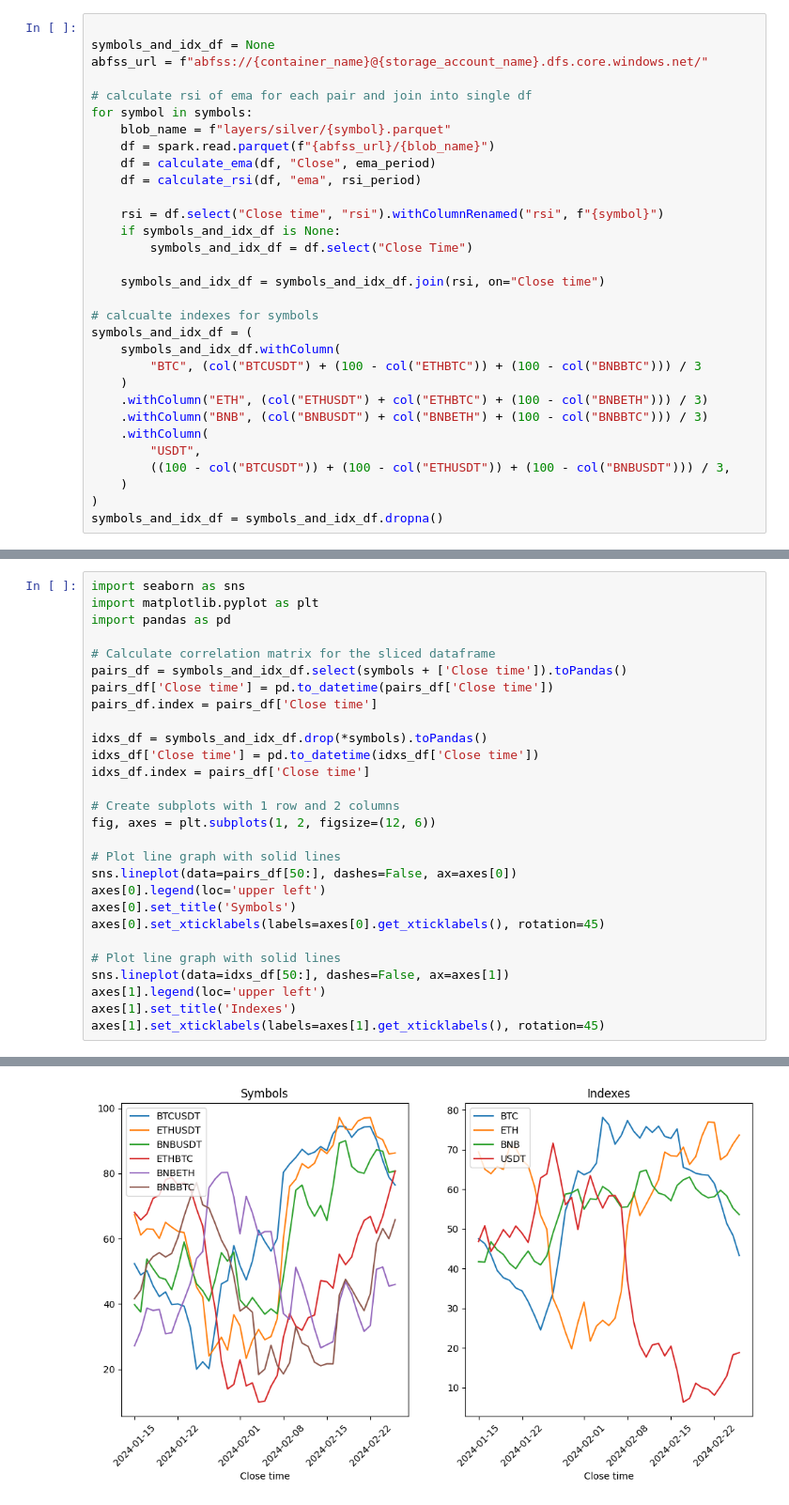
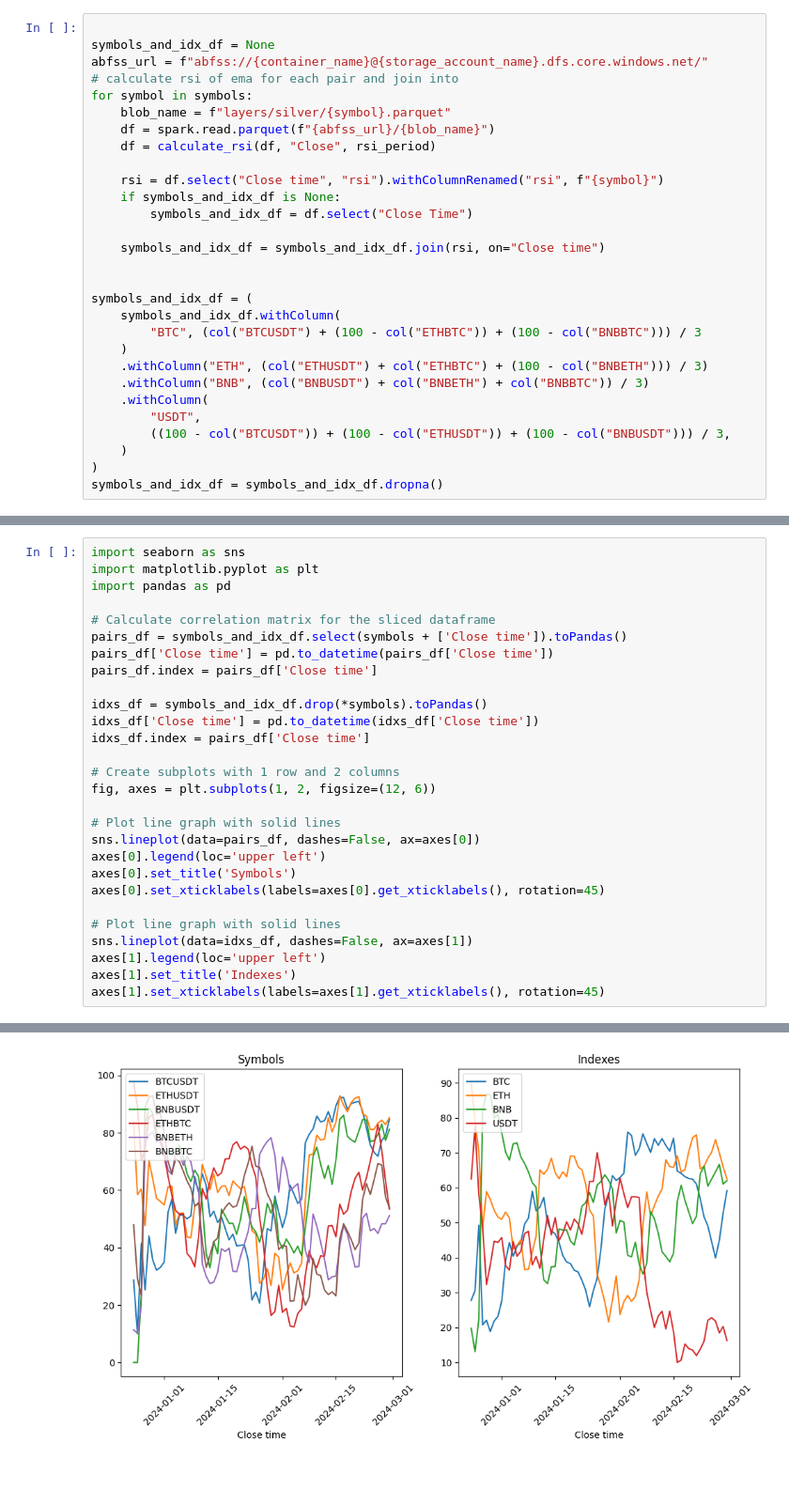
Before and after one commit to srgchrksv/etl-cryptoidxs, a Jupyter notebook: databricks/notebook.ipynb, the cells around one changed output, grey strips where cells are left out. Shown at 94% size. Saved outputs shown, nothing was run; the diff lists cells and outputs as text; blank space fills up the shorter version.

```diff
--- a/databricks/notebook.ipynb
+++ b/databricks/notebook.ipynb
@@ -42,13 +33,11 @@ def calculate_rsi(df, column, period):
 
 symbols_and_idx_df = None
 abfss_url = f"abfss://{container_name}@{storage_account_name}.dfs.core.windows.net/"
-
-# calculate rsi of ema for each pair and join into single df
+# calculate rsi of ema for each pair and join into
 for symbol in symbols:
     blob_name = f"layers/silver/{symbol}.parquet"
     df = spark.read.parquet(f"{abfss_url}/{blob_name}")
-    df = calculate_ema(df, "Close", ema_period)
-    df = calculate_rsi(df, "ema", rsi_period)
+    df = calculate_rsi(df, "Close", rsi_period)
 
     rsi = df.select("Close time", "rsi").withColumnRenamed("rsi", f"{symbol}")
     if symbols_and_idx_df is None:
@@ -56,13 +45,13 @@ for symbol in symbols:
 
     symbols_and_idx_df = symbols_and_idx_df.join(rsi, on="Close time")
 
-# calcualte indexes for symbols
+
 symbols_and_idx_df = (
     symbols_and_idx_df.withColumn(
         "BTC", (col("BTCUSDT") + (100 - col("ETHBTC")) + (100 - col("BNBBTC"))) / 3
     )
     .withColumn("ETH", (col("ETHUSDT") + col("ETHBTC") + (100 - col("BNBETH"))) / 3)
-    .withColumn("BNB", (col("BNBUSDT") + col("BNBETH") + (100 - col("BNBBTC"))) / 3)
+    .withColumn("BNB", (col("BNBUSDT") + col("BNBETH") + col("BNBBTC")) / 3)
     .withColumn(
         "USDT",
         ((100 - col("BTCUSDT")) + (100 - col("ETHUSDT")) + (100 - col("BNBUSDT"))) / 3,
@@ -123,13 +111,13 @@ idxs_df.index = pairs_df['Close time']
 fig, axes = plt.subplots(1, 2, figsize=(12, 6))
 
 # Plot line graph with solid lines
-sns.lineplot(data=pairs_df[50:], dashes=False, ax=axes[0])
+sns.lineplot(data=pairs_df, dashes=False, ax=axes[0])
 axes[0].legend(loc='upper left')
 axes[0].set_title('Symbols')
 axes[0].set_xticklabels(labels=axes[0].get_xticklabels(), rotation=45)
 
 # Plot line graph with solid lines
-sns.lineplot(data=idxs_df[50:], dashes=False, ax=axes[1])
+sns.lineplot(data=idxs_df, dashes=False, ax=axes[1])
 axes[1].legend(loc='upper left')
 axes[1].set_title('Indexes')
 axes[1].set_xticklabels(labels=axes[1].get_xticklabels(), rotation=45)
@@ -143,4 +130,4 @@ axes[1].set_xticklabels(labels=axes[1].get_xticklabels(), rotation=45)
-[figure, old version]
+[figure, new version]
 # %%
 # Create subplots with 1 row and 2 columns
 fig, axes = plt.subplots(1, 2, figsize=(12, 6))
```
Also changed, not shown: parts of 5 cells of this notebook.
